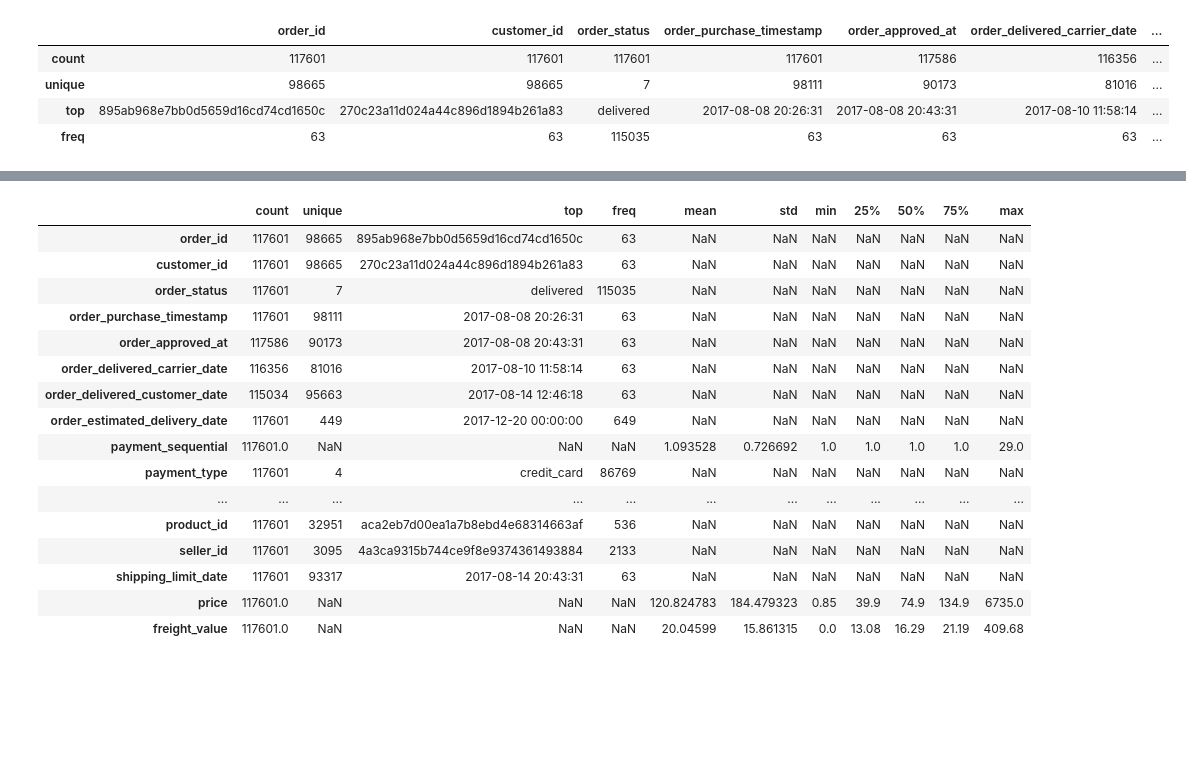
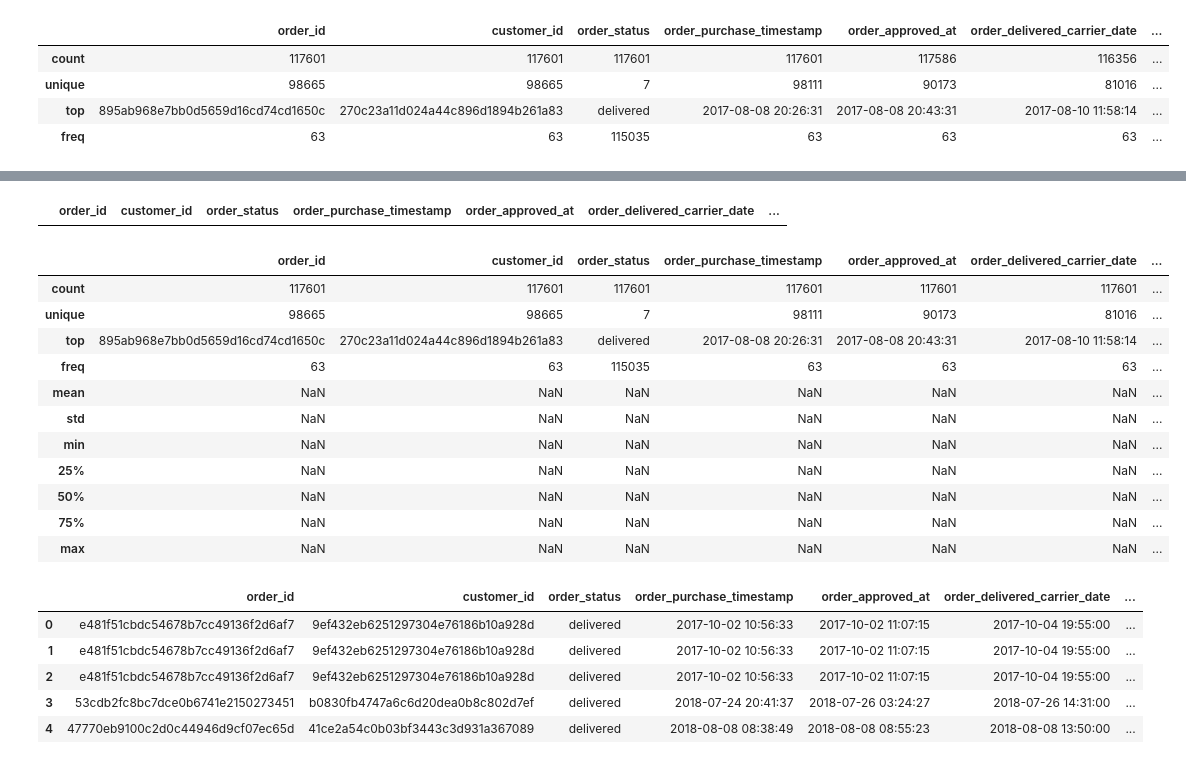
Before and after one commit to pt-sinan-akbar/Dataset-Thesis, a Jupyter notebook: BrazilDataSet.ipynb, the cells around one changed output, grey strips where cells are left out. Saved outputs shown, nothing was run; the diff lists cells and outputs as text; code cells hidden in the pictures; blank space fills up the shorter version.

```diff
--- a/BrazilDataSet.ipynb
+++ b/BrazilDataSet.ipynb
@@ -316,21 +225,38 @@ merge_lagi.describe(include='object')
+# %%
+# Impute missing values
+merge_lagi["order_delivered_carrier_date"].ffill(inplace=True)
+merge_lagi["order_delivered_customer_date"].ffill(inplace=True)
+merge_lagi["order_approved_at"].ffill(inplace=True)
+# %%
+# print merge_lagi rows where it's null
+merge_lagi[merge_lagi.isnull().any(axis=1)]
+# %% [output]
+|  | order_id | customer_id | order_status | order_purchase_timestamp | order_approved_at | order_delivered_carrier_date | ... |
 # %%
 #DAMNNNN
-merge_lagi.describe(include='all').T
+pd.set_option('display.max_columns', None)
+pd.set_option('display.max_rows', 100)
+merge_lagi.describe(include='all')
 # %% [output]
-|  | count | unique | top | freq | mean | std | min | 25% | 50% | 75% | max |
-| order_id | 117601 | 98665 | 895ab968e7bb0d5659d16cd74cd1650c | 63 | NaN | NaN | NaN | NaN | NaN | NaN | NaN |
-| customer_id | 117601 | 98665 | 270c23a11d024a44c896d1894b261a83 | 63 | NaN | NaN | NaN | NaN | NaN | NaN | NaN |
-| order_status | 117601 | 7 | delivered | 115035 | NaN | NaN | NaN | NaN | NaN | NaN | NaN |
-| order_purchase_timestamp | 117601 | 98111 | 2017-08-08 20:26:31 | 63 | NaN | NaN | NaN | NaN | NaN | NaN | NaN |
-| order_approved_at | 117586 | 90173 | 2017-08-08 20:43:31 | 63 | NaN | NaN | NaN | NaN | NaN | NaN | NaN |
-| order_delivered_carrier_date | 116356 | 81016 | 2017-08-10 11:58:14 | 63 | NaN | NaN | NaN | NaN | NaN | NaN | NaN |
-| order_delivered_customer_date | 115034 | 95663 | 2017-08-14 12:46:18 | 63 | NaN | NaN | NaN | NaN | NaN | NaN | NaN |
-| order_estimated_delivery_date | 117601 | 449 | 2017-12-20 00:00:00 | 649 | NaN | NaN | NaN | NaN | NaN | NaN | NaN |
-| payment_sequential | 117601.0 | NaN | NaN | NaN | 1.093528 | 0.726692 | 1.0 | 1.0 | 1.0 | 1.0 | 29.0 |
-| payment_type | 117601 | 4 | credit_card | 86769 | NaN | NaN | NaN | NaN | NaN | NaN | NaN |
-| ... | ... | ... | ... | ... | ... | ... | ... | ... | ... | ... | ... |
-| product_id | 117601 | 32951 | aca2eb7d00ea1a7b8ebd4e68314663af | 536 | NaN | NaN | NaN | NaN | NaN | NaN | NaN |
-| seller_id | 117601 | 3095 | 4a3ca9315b744ce9f8e9374361493884 | 2133 | NaN | NaN | NaN | NaN | NaN | NaN | NaN |
-| shipping_limit_date | 117601 | 93317 | 2017-08-14 20:43:31 | 63 | NaN | NaN | NaN | NaN | NaN | NaN | NaN |
-| price | 117601.0 | NaN | NaN | NaN | 120.824783 | 184.479323 | 0.85 | 39.9 | 74.9 | 134.9 | 6735.0 |
-| freight_value | 117601.0 | NaN | NaN | NaN | 20.04599 | 15.861315 | 0.0 | 13.08 | 16.29 | 21.19 | 409.68 |
+|  | order_id | customer_id | order_status | order_purchase_timestamp | order_approved_at | order_delivered_carrier_date | ... |
+| count | 117601 | 117601 | 117601 | 117601 | 117601 | 117601 | ... |
+| unique | 98665 | 98665 | 7 | 98111 | 90173 | 81016 | ... |
+| top | 895ab968e7bb0d5659d16cd74cd1650c | 270c23a11d024a44c896d1894b261a83 | delivered | 2017-08-08 20:26:31 | 2017-08-08 20:43:31 | 2017-08-10 11:58:14 | ... |
+| freq | 63 | 63 | 115035 | 63 | 63 | 63 | ... |
+| mean | NaN | NaN | NaN | NaN | NaN | NaN | ... |
+| std | NaN | NaN | NaN | NaN | NaN | NaN | ... |
+| min | NaN | NaN | NaN | NaN | NaN | NaN | ... |
+| 25% | NaN | NaN | NaN | NaN | NaN | NaN | ... |
+| 50% | NaN | NaN | NaN | NaN | NaN | NaN | ... |
+| 75% | NaN | NaN | NaN | NaN | NaN | NaN | ... |
+| max | NaN | NaN | NaN | NaN | NaN | NaN | ... |
+# %%
+# Print merge_lagi rows
+merge_lagi.head()
+# %% [output]
+|  | order_id | customer_id | order_status | order_purchase_timestamp | order_approved_at | order_delivered_carrier_date | ... |
+| 0 | e481f51cbdc54678b7cc49136f2d6af7 | 9ef432eb6251297304e76186b10a928d | delivered | 2017-10-02 10:56:33 | 2017-10-02 11:07:15 | 2017-10-04 19:55:00 | ... |
+| 1 | e481f51cbdc54678b7cc49136f2d6af7 | 9ef432eb6251297304e76186b10a928d | delivered | 2017-10-02 10:56:33 | 2017-10-02 11:07:15 | 2017-10-04 19:55:00 | ... |
+| 2 | e481f51cbdc54678b7cc49136f2d6af7 | 9ef432eb6251297304e76186b10a928d | delivered | 2017-10-02 10:56:33 | 2017-10-02 11:07:15 | 2017-10-04 19:55:00 | ... |
+| 3 | 53cdb2fc8bc7dce0b6741e2150273451 | b0830fb4747a6c6d20dea0b8c802d7ef | delivered | 2018-07-24 20:41:37 | 2018-07-26 03:24:27 | 2018-07-26 14:31:00 | ... |
+| 4 | 47770eb9100c2d0c44946d9cf07ec65d | 41ce2a54c0b03bf3443c3d931a367089 | delivered | 2018-08-08 08:38:49 | 2018-08-08 08:55:23 | 2018-08-08 13:50:00 | ... |
```
Also changed, not shown: parts of 32 cells of this notebook, 9 other files.
